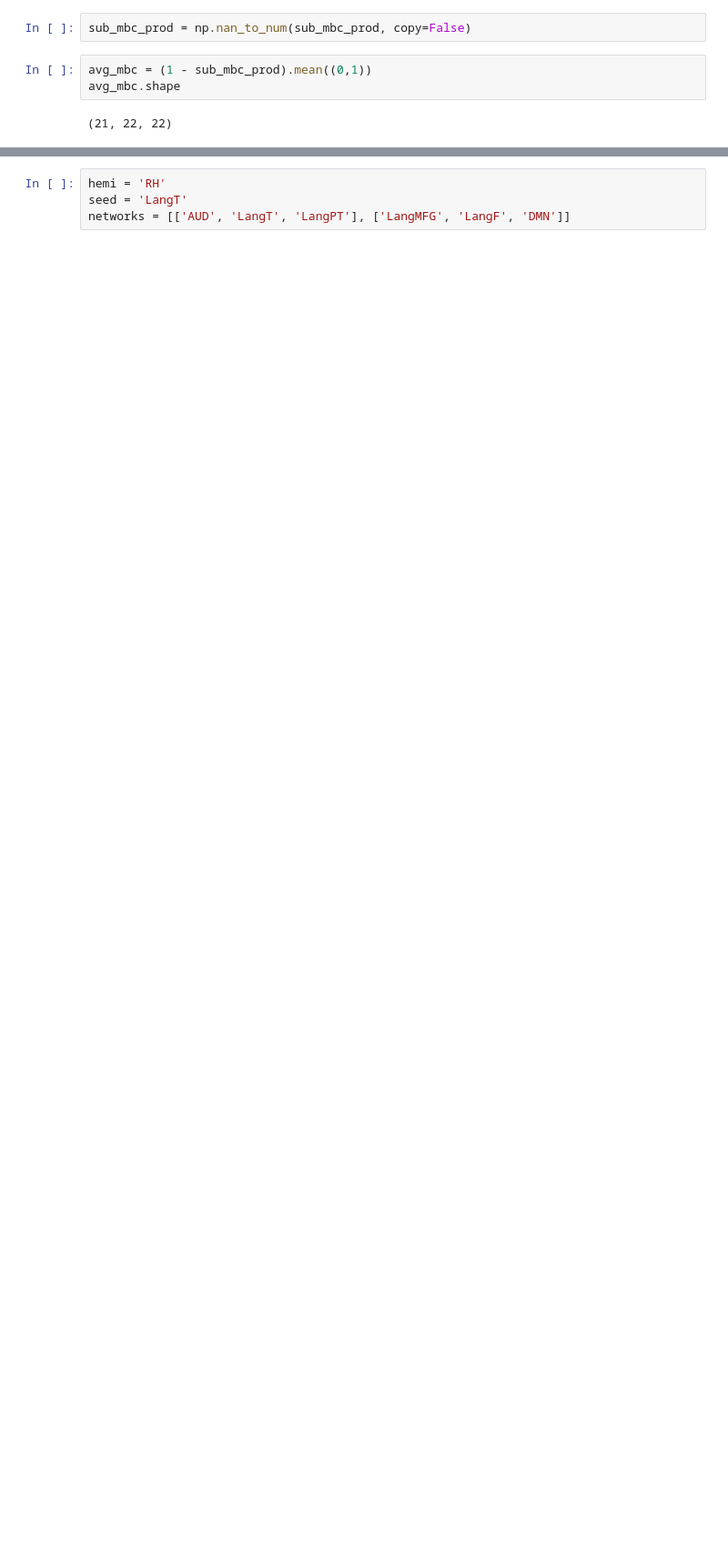
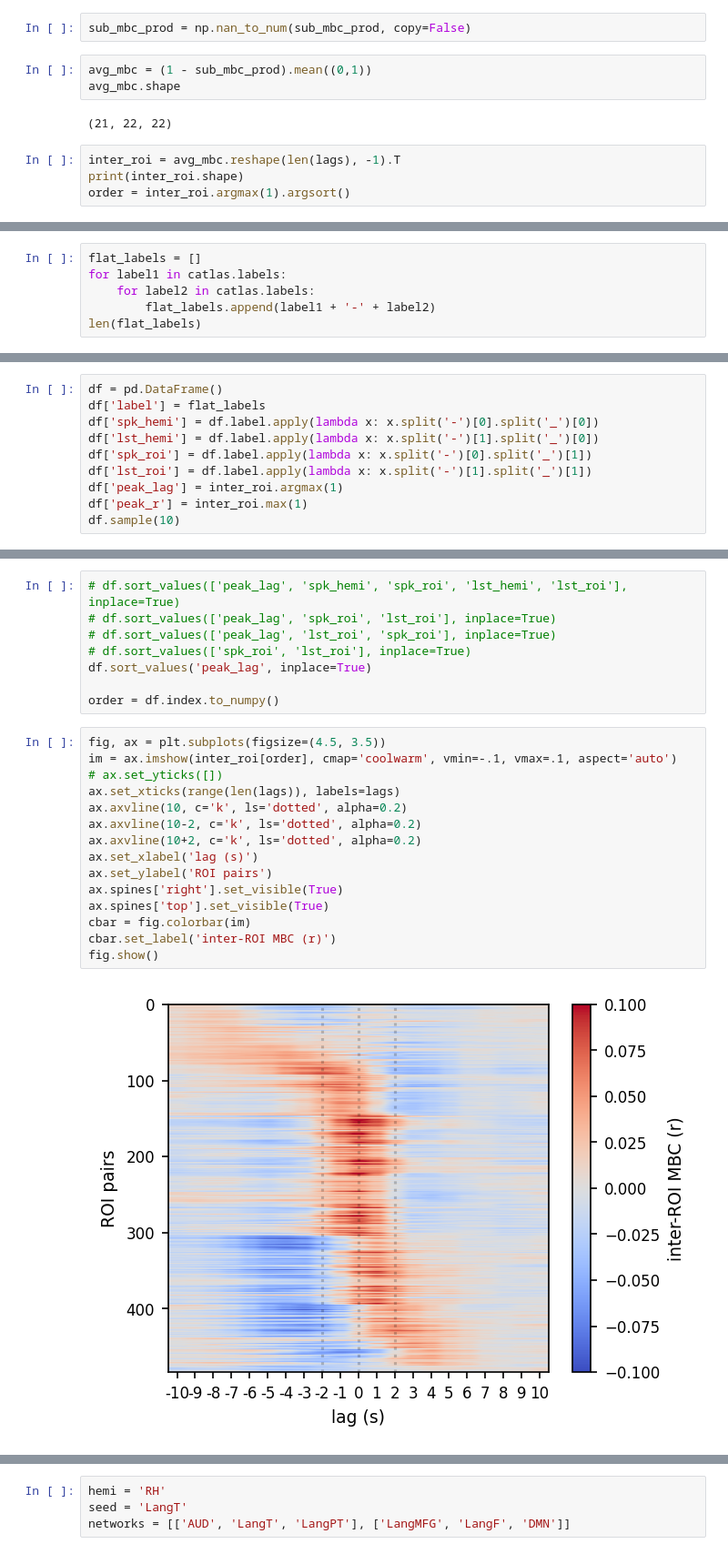
Before and after one commit to YeajuDianaKim394/EncodingModels, a Jupyter notebook: code/figure5-mbc-lags.ipynb, the cells around one changed output, grey strips where cells are left out. Shown at 91% size. Drawn from its saved outputs; the diff is of its cells as text; blank space fills up the shorter version.

```diff
--- a/code/figure5-mbc-lags.ipynb
+++ b/code/figure5-mbc-lags.ipynb
@@ -137,3 +141,7 @@ avg_mbc = (1 - sub_mbc_prod).mean((0,1))
 avg_mbc.shape
 # %% [output]
 (21, 22, 22)
+# %%
+inter_roi = avg_mbc.reshape(len(lags), -1).T
+print(inter_roi.shape)
+order = inter_roi.argmax(1).argsort()
@@ -139,0 +150,6 @@ avg_mbc.shape
+# %%
+flat_labels = []
+for label1 in catlas.labels:
+    for label2 in catlas.labels:
+        flat_labels.append(label1 + '-' + label2)
+len(flat_labels)
@@ -139,0 +186,10 @@ avg_mbc.shape
+# %%
+df = pd.DataFrame()
+df['label'] = flat_labels
+df['spk_hemi'] = df.label.apply(lambda x: x.split('-')[0].split('_')[0])
+df['lst_hemi'] = df.label.apply(lambda x: x.split('-')[1].split('_')[0])
+df['spk_roi'] = df.label.apply(lambda x: x.split('-')[0].split('_')[1])
+df['lst_roi'] = df.label.apply(lambda x: x.split('-')[1].split('_')[1])
+df['peak_lag'] = inter_roi.argmax(1)
+df['peak_r'] = inter_roi.max(1)
+df.sample(10)
@@ -139,0 +208,25 @@ avg_mbc.shape
+# %%
+# df.sort_values(['peak_lag', 'spk_hemi', 'spk_roi', 'lst_hemi', 'lst_roi'], inplace=True)
+# df.sort_values(['peak_lag', 'spk_roi', 'lst_roi'], inplace=True)
+# df.sort_values(['peak_lag', 'lst_roi', 'spk_roi'], inplace=True)
+# df.sort_values(['spk_roi', 'lst_roi'], inplace=True)
+df.sort_values('peak_lag', inplace=True)
+
+order = df.index.to_numpy()
+# %%
+fig, ax = plt.subplots(figsize=(4.5, 3.5))
+im = ax.imshow(inter_roi[order], cmap='coolwarm', vmin=-.1, vmax=.1, aspect='auto')
+# ax.set_yticks([])
+ax.set_xticks(range(len(lags)), labels=lags)
+ax.axvline(10, c='k', ls='dotted', alpha=0.2)
+ax.axvline(10-2, c='k', ls='dotted', alpha=0.2)
+ax.axvline(10+2, c='k', ls='dotted', alpha=0.2)
+ax.set_xlabel('lag (s)')
+ax.set_ylabel('ROI pairs')
+ax.spines['right'].set_visible(True)
+ax.spines['top'].set_visible(True)
+cbar = fig.colorbar(im)
+cbar.set_label('inter-ROI MBC (r)')
+fig.show()
+# %% [output]
+[figure, added]
```
Also changed, not shown: parts of 21 cells of this notebook, 9 other files.
